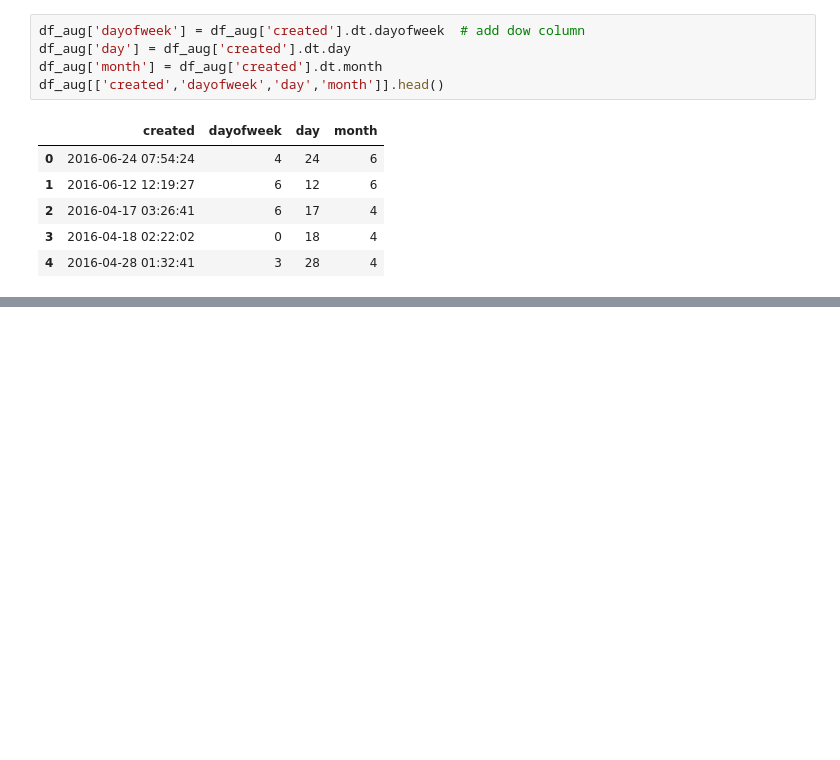
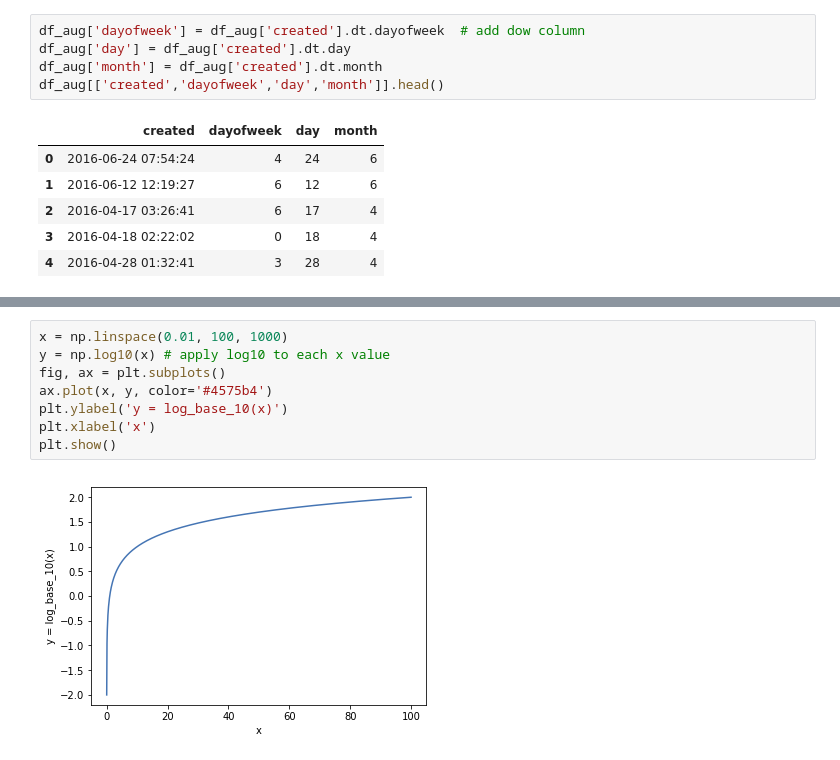
Before and after one commit to rasoh/ter_mlbook, a Jupyter notebook: ml_book.ipynb, the cells around one changed output, grey strips where cells are left out. Drawn from its saved outputs; the diff is of its cells as text; blank space fills up the shorter version.

```diff
--- a/ml_book.ipynb
+++ b/ml_book.ipynb
@@ -455,0 +475,10 @@ df_aug[['created','dayofweek','day','month']].head()
+# %%
+x = np.linspace(0.01, 100, 1000)
+y = np.log10(x) # apply log10 to each x value
+fig, ax = plt.subplots()
+ax.plot(x, y, color='#4575b4')
+plt.ylabel('y = log_base_10(x)')
+plt.xlabel('x')
+plt.show()
+# %% [output]
+[figure, added]
```
Also changed, not shown: parts of 34 cells of this notebook.
